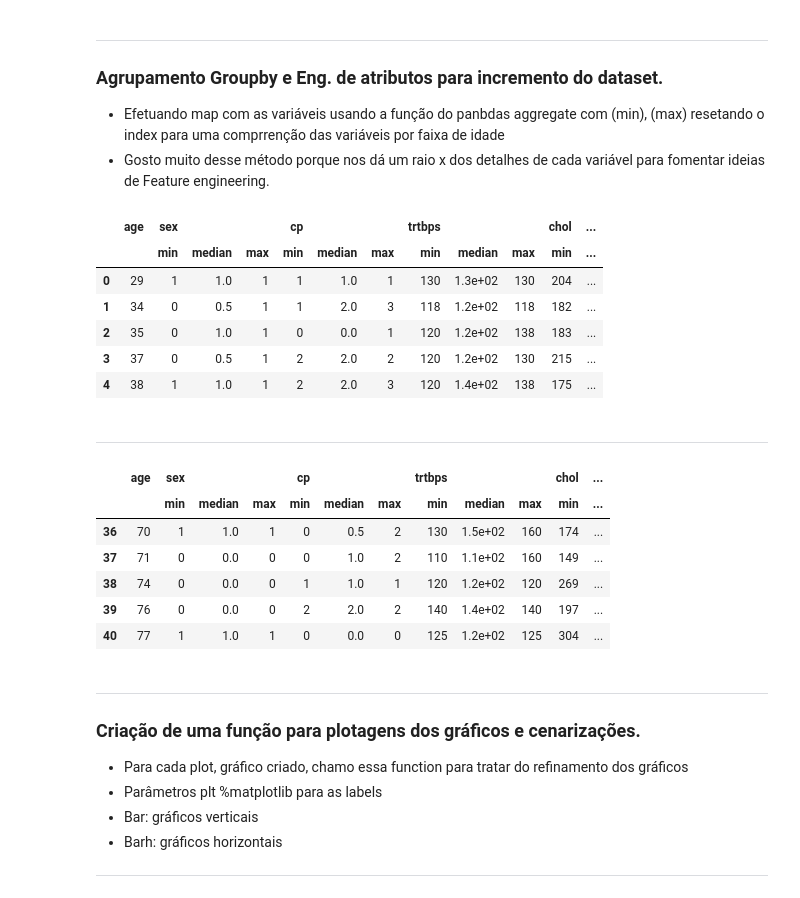
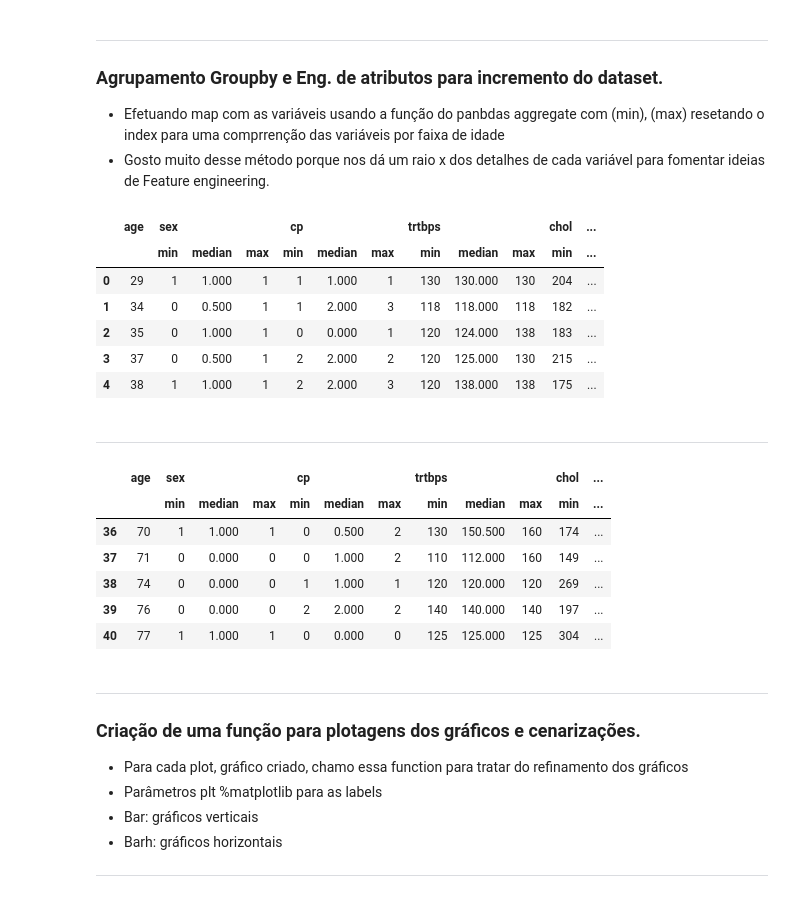
Before and after one commit to fabian-gib-50/Projeto-ataque-cardiaco, a Jupyter notebook: notebooks/Projeto-heart-attack.ipynb, the cells around one changed output. Drawn from its saved outputs; the diff is of its cells as text; code cells hidden in the pictures.

```diff
--- a/notebooks/Projeto-heart-attack.ipynb
+++ b/notebooks/Projeto-heart-attack.ipynb
@@ -741,16 +741,17 @@ ___
 # %%
 # Abrindo o agrupamento com 5 linhas e abaixo faço um tail com mais 5 linhas
 
+pd.set_option('float_format', '{:.3f}'.format)
 aggage=df_raw.groupby('age').aggregate(['min', np.median, max]).reset_index()
 aggage.head(n=5)
 # %% [output]
 |  | age | sex |  |  | cp |  |  | trtbps |  |  | chol | ... |
 |  |  | min | median | max | min | median | max | min | median | max | min | ... |
-| 0 | 29 | 1 | 1.0 | 1 | 1 | 1.0 | 1 | 130 | 1.3e+02 | 130 | 204 | ... |
-| 1 | 34 | 0 | 0.5 | 1 | 1 | 2.0 | 3 | 118 | 1.2e+02 | 118 | 182 | ... |
-| 2 | 35 | 0 | 1.0 | 1 | 0 | 0.0 | 1 | 120 | 1.2e+02 | 138 | 183 | ... |
-| 3 | 37 | 0 | 0.5 | 1 | 2 | 2.0 | 2 | 120 | 1.2e+02 | 130 | 215 | ... |
-| 4 | 38 | 1 | 1.0 | 1 | 2 | 2.0 | 3 | 120 | 1.4e+02 | 138 | 175 | ... |
+| 0 | 29 | 1 | 1.000 | 1 | 1 | 1.000 | 1 | 130 | 130.000 | 130 | 204 | ... |
+| 1 | 34 | 0 | 0.500 | 1 | 1 | 2.000 | 3 | 118 | 118.000 | 118 | 182 | ... |
+| 2 | 35 | 0 | 1.000 | 1 | 0 | 0.000 | 1 | 120 | 124.000 | 138 | 183 | ... |
+| 3 | 37 | 0 | 0.500 | 1 | 2 | 2.000 | 2 | 120 | 125.000 | 130 | 215 | ... |
+| 4 | 38 | 1 | 1.000 | 1 | 2 | 2.000 | 3 | 120 | 138.000 | 138 | 175 | ... |
 # %% [markdown]
 ___
 # %%
@@ -760,11 +761,11 @@ aggage.tail(n=5)
 # %% [output]
 |  | age | sex |  |  | cp |  |  | trtbps |  |  | chol | ... |
 |  |  | min | median | max | min | median | max | min | median | max | min | ... |
-| 36 | 70 | 1 | 1.0 | 1 | 0 | 0.5 | 2 | 130 | 1.5e+02 | 160 | 174 | ... |
-| 37 | 71 | 0 | 0.0 | 0 | 0 | 1.0 | 2 | 110 | 1.1e+02 | 160 | 149 | ... |
-| 38 | 74 | 0 | 0.0 | 0 | 1 | 1.0 | 1 | 120 | 1.2e+02 | 120 | 269 | ... |
-| 39 | 76 | 0 | 0.0 | 0 | 2 | 2.0 | 2 | 140 | 1.4e+02 | 140 | 197 | ... |
-| 40 | 77 | 1 | 1.0 | 1 | 0 | 0.0 | 0 | 125 | 1.2e+02 | 125 | 304 | ... |
+| 36 | 70 | 1 | 1.000 | 1 | 0 | 0.500 | 2 | 130 | 150.500 | 160 | 174 | ... |
+| 37 | 71 | 0 | 0.000 | 0 | 0 | 1.000 | 2 | 110 | 112.000 | 160 | 149 | ... |
+| 38 | 74 | 0 | 0.000 | 0 | 1 | 1.000 | 1 | 120 | 120.000 | 120 | 269 | ... |
+| 39 | 76 | 0 | 0.000 | 0 | 2 | 2.000 | 2 | 140 | 140.000 | 140 | 197 | ... |
+| 40 | 77 | 1 | 1.000 | 1 | 0 | 0.000 | 0 | 125 | 125.000 | 125 | 304 | ... |
 # %% [markdown]
 ___
 ### Criação de uma função para plotagens dos gráficos e cenarizações.
```
Also changed, not shown: parts of 12 cells of this notebook.
